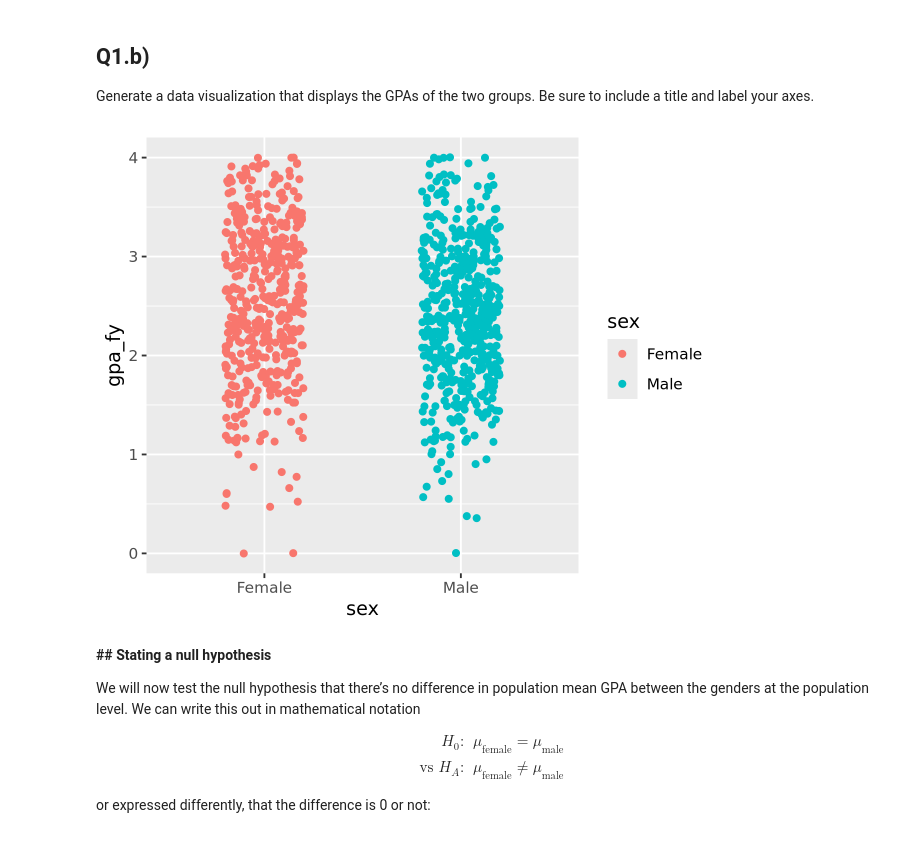
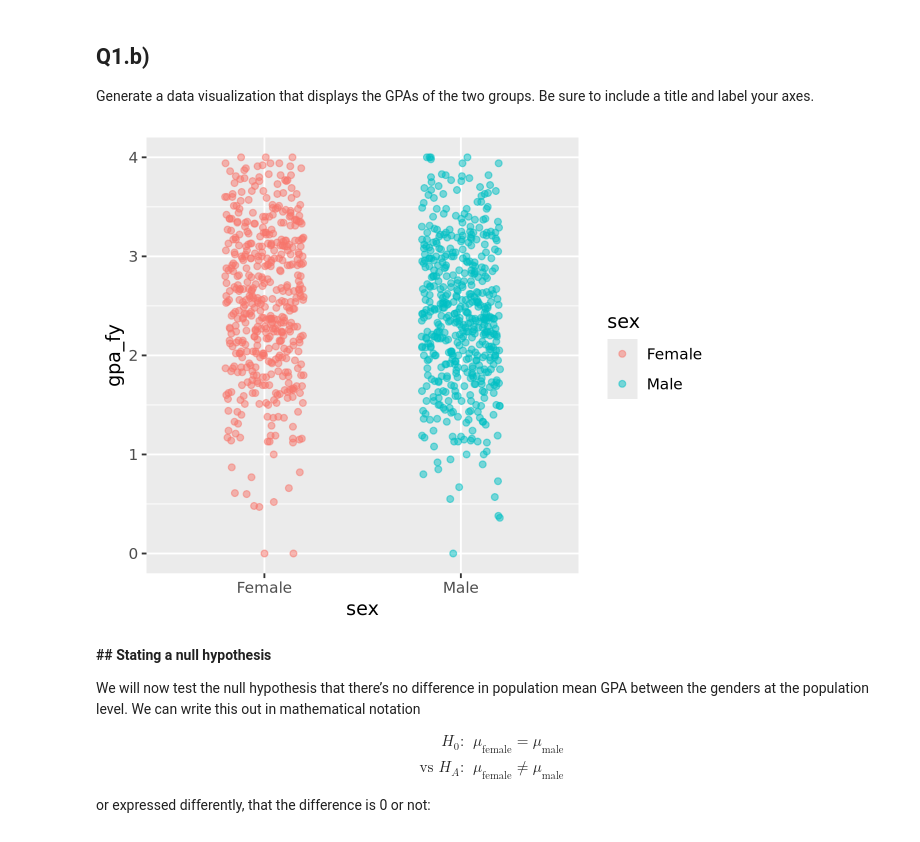
Before and after one commit to ksotoenc/data-730-a08, a Jupyter notebook: assignment9.ipynb, the cells around one changed output. Cells and saved outputs as stored; diff of their text form; code cells hidden in the pictures.

```diff
--- a/assignment9.ipynb
+++ b/assignment9.ipynb
@@ -84,10 +92,10 @@ mean_gpa_df = sat_gpa |>
 Generate a data visualization that displays the GPAs of the two groups.
 Be sure to include a title and label your axes.
 # %%
-ggplot(data=sat_gpa, aes(y = gpa_fy, x = sex, color = sex))
-    + geom_jitter(width = 0.2) # using jitter instead of point for better readability
+ggplot(data=sat_gpa, aes(y = gpa_fy, x = sex, color = sex)) +
+    geom_point(position = position_jitter(height = 0, width = 0.2), alpha = 0.5)
 # %% [output]
-[figure, old version]
+[figure, new version]
 # %% [markdown]
 **## Stating a null hypothesis**
 
```
Also changed, not shown: parts of 21 cells of this notebook.
